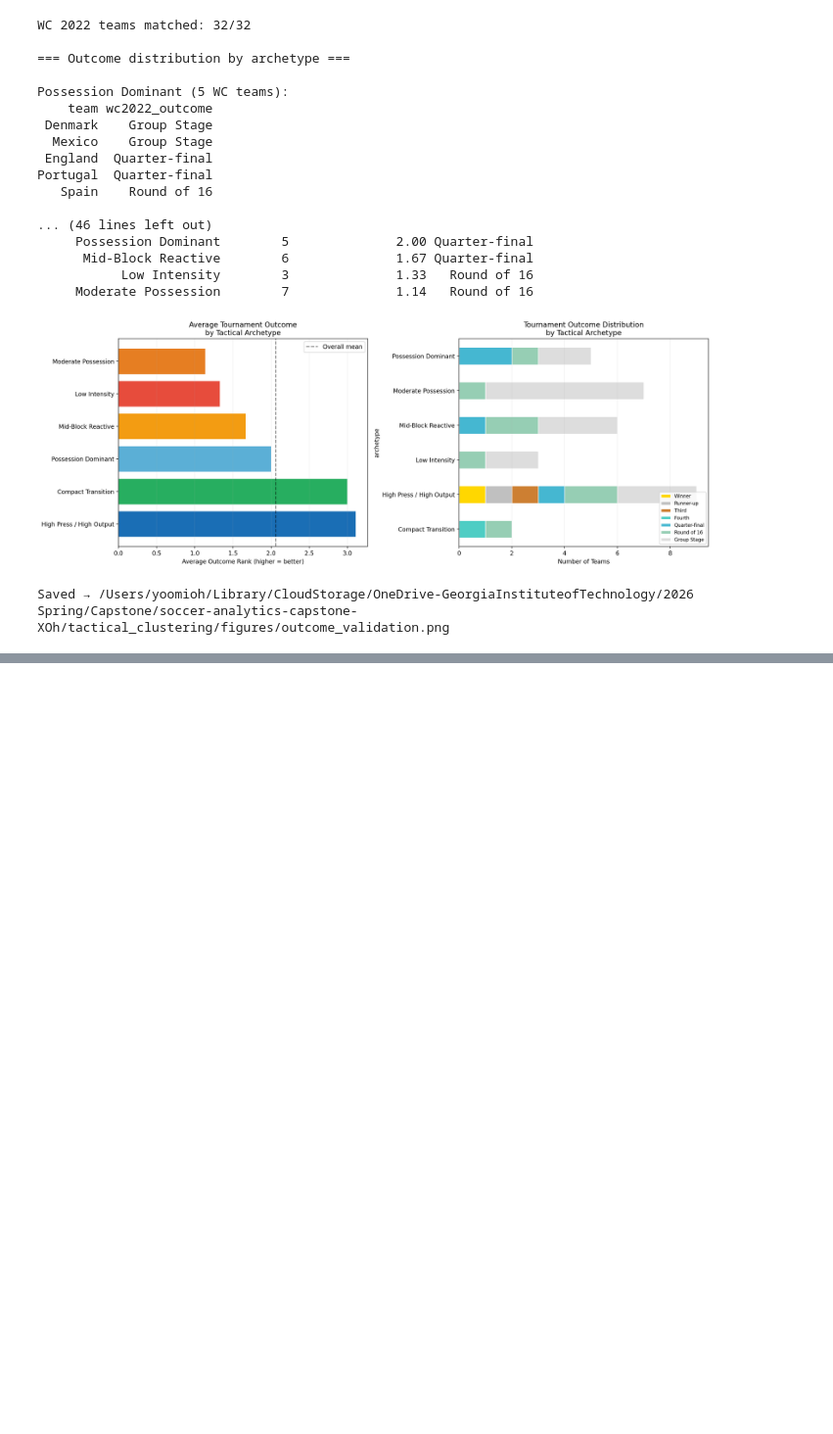
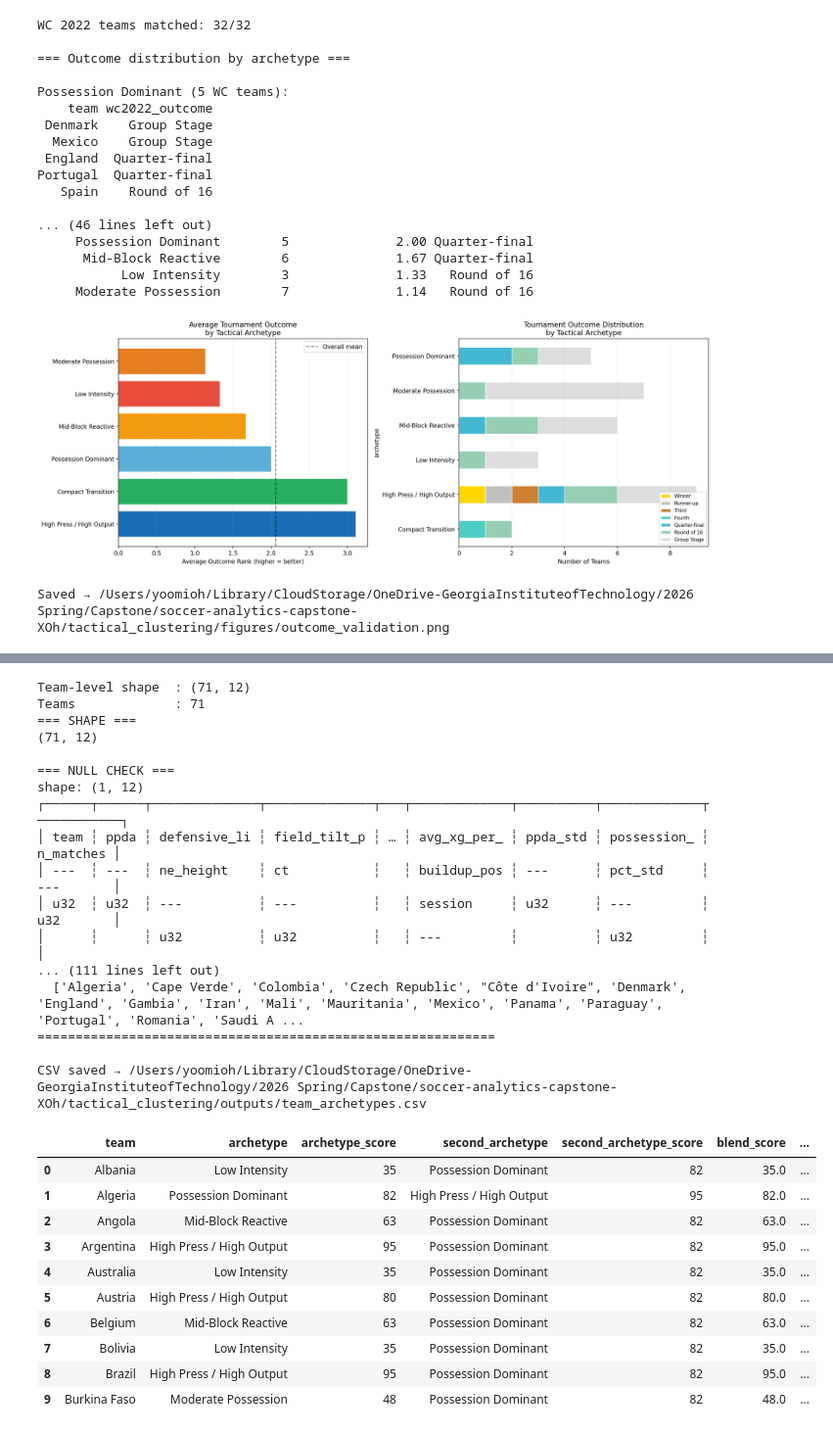
Before and after one commit to soh364/soccer-analytics-capstone-XOh, a Jupyter notebook: tactical_clustering/tactical_clustering_xoh.ipynb, the cells around one changed output, grey strips where cells are left out. Shown at 98% size. Saved outputs shown, nothing was run; the diff lists cells and outputs as text; code cells hidden in the pictures; blank space fills up the shorter version.

Commit message:
updated clustering

```diff
--- a/tactical_clustering/tactical_clustering_xoh.ipynb
+++ b/tactical_clustering/tactical_clustering_xoh.ipynb
@@ -672,0 +658,40 @@ Teams with fewer than 4 matches (`n_matches < 4`) should receive an additional c
+# %%
+import sys
+import importlib
+sys.path.insert(0, str(notebook_dir.parent))
+
+import tactical_clustering.tc_pipeline as tc_pipeline
+importlib.reload(tc_pipeline)
+from tactical_clustering.tc_pipeline import export_archetypes_csv
+
+archetype_df = export_archetypes_csv()
+archetype_df.head(10)
+# %% [output]
+Team-level shape  : (71, 12)
+Teams             : 71
+=== SHAPE ===
+(71, 12)
+
+=== NULL CHECK ===
+shape: (1, 12)
+┌──────┬──────┬──────────────┬──────────────┬───┬─────────────┬──────────┬─────────────┬───────────┐
+│ team ┆ ppda ┆ defensive_li ┆ field_tilt_p ┆ … ┆ avg_xg_per_ ┆ ppda_std ┆ possession_ ┆ n_matches │
+│ ---  ┆ ---  ┆ ne_height    ┆ ct           ┆   ┆ buildup_pos ┆ ---      ┆ pct_std     ┆ ---       │
+│ u32  ┆ u32  ┆ ---          ┆ ---          ┆   ┆ session     ┆ u32      ┆ ---         ┆ u32       │
+│      ┆      ┆ u32          ┆ u32          ┆   ┆ ---         ┆          ┆ u32         ┆           │
+... (111 lines left out)
+  ['Algeria', 'Cape Verde', 'Colombia', 'Czech Republic', "Côte d'Ivoire", 'Denmark', 'England', 'Gambia', 'Iran', 'Mali', 'Mauritania', 'Mexico', 'Panama', 'Paraguay', 'Portugal', 'Romania', 'Saudi A ...
+============================================================
+
+CSV saved → /Users/yoomioh/Library/CloudStorage/OneDrive-GeorgiaInstituteofTechnology/2026 Spring/Capstone/soccer-analytics-capstone-XOh/tactical_clustering/outputs/team_archetypes.csv
+|  | team | archetype | archetype_score | second_archetype | second_archetype_score | blend_score | ... |
+| 0 | Albania | Low Intensity | 35 | Possession Dominant | 82 | 35.0 | ... |
+| 1 | Algeria | Possession Dominant | 82 | High Press / High Output | 95 | 82.0 | ... |
+| 2 | Angola | Mid-Block Reactive | 63 | Possession Dominant | 82 | 63.0 | ... |
+| 3 | Argentina | High Press / High Output | 95 | Possession Dominant | 82 | 95.0 | ... |
+| 4 | Australia | Low Intensity | 35 | Possession Dominant | 82 | 35.0 | ... |
+| 5 | Austria | High Press / High Output | 80 | Possession Dominant | 82 | 80.0 | ... |
+| 6 | Belgium | Mid-Block Reactive | 63 | Possession Dominant | 82 | 63.0 | ... |
+| 7 | Bolivia | Low Intensity | 35 | Possession Dominant | 82 | 35.0 | ... |
+| 8 | Brazil | High Press / High Output | 95 | Possession Dominant | 82 | 95.0 | ... |
+| 9 | Burkina Faso | Moderate Possession | 48 | Possession Dominant | 82 | 48.0 | ... |
```
Also changed, not shown: parts of 22 cells of this notebook, 5 other files.
